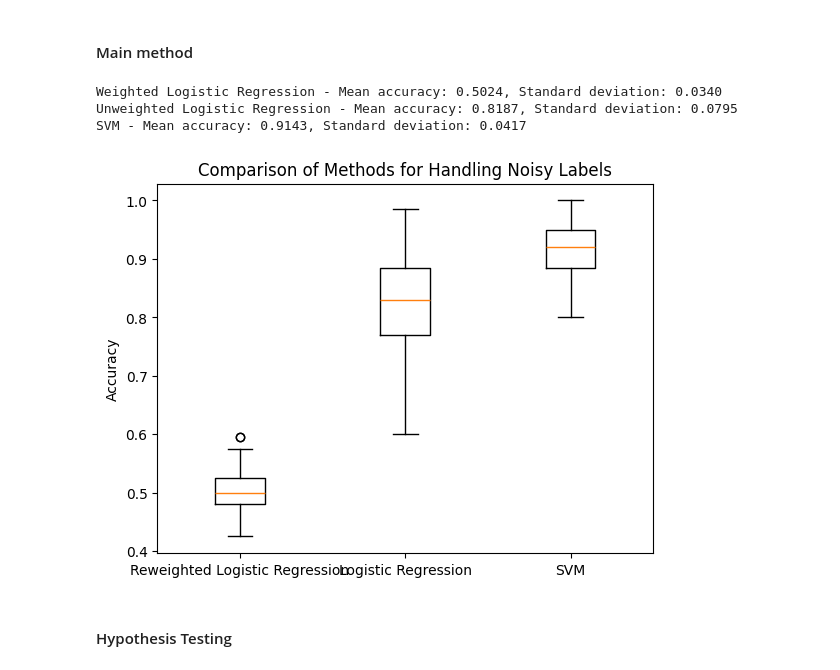
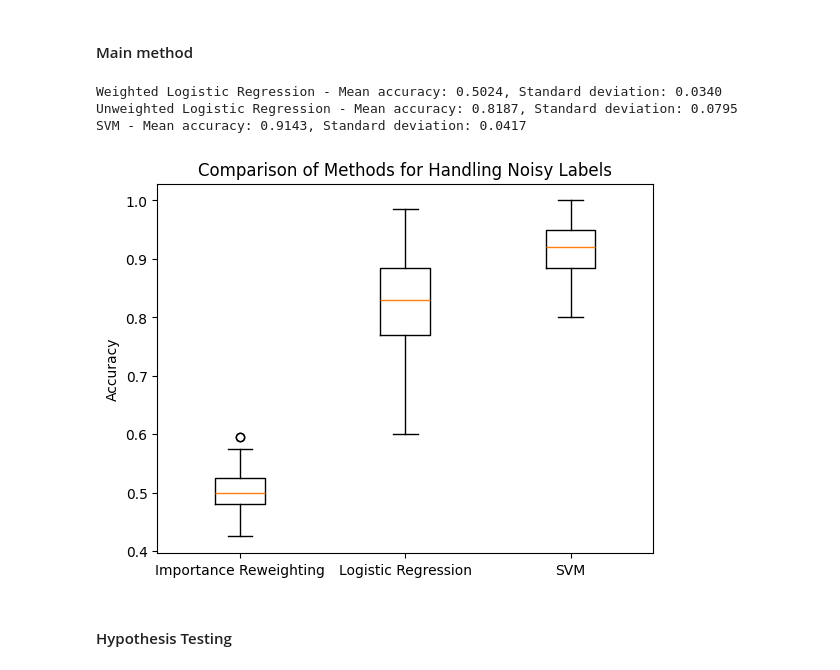
Before and after one commit to Bekona/Master_thesis, a Jupyter notebook: importance_reweighting.ipynb, the cells around one changed output. Saved outputs shown, nothing was run; the diff lists cells and outputs as text; code cells hidden in the pictures.

Commit message:
graph change

```diff
--- a/importance_reweighting.ipynb
+++ b/importance_reweighting.ipynb
@@ -150,36 +150,36 @@ seed = 42
 # Run the simulation study
 accuracies_weighted_lr, accuracies_unweighted_lr, accuracies_svm = simulation_study(seed=seed)
 
 # Calculate mean and standard deviation of accuracies for each method
 mean_accuracy_weighted_lr = np.mean(accuracies_weighted_lr)
 std_accuracy_weighted_lr = np.std(accuracies_weighted_lr)
 
 mean_accuracy_unweighted_lr = np.mean(accuracies_unweighted_lr)
 std_accuracy_unweighted_lr = np.std(accuracies_unweighted_lr)
 
 mean_accuracy_svm = np.mean(accuracies_svm)
 std_accuracy_svm = np.std(accuracies_svm)
 
 print(f"Weighted Logistic Regression - Mean accuracy: {mean_accuracy_weighted_lr:.4f}, Standard deviation: {std_accuracy_weighted_lr:.4f}")
 print(f"Unweighted Logistic Regression - Mean accuracy: {mean_accuracy_unweighted_lr:.4f}, Standard deviation: {std_accuracy_unweighted_lr:.4f}")
 print(f"SVM - Mean accuracy: {mean_accuracy_svm:.4f}, Standard deviation: {std_accuracy_svm:.4f}")
 
 # Boxplot visualization function
 def visualize_boxplot(accuracies_weighted_lr, accuracies_unweighted_lr, accuracies_svm, filename = "reweighting.jpg"):
     data = [accuracies_weighted_lr, accuracies_unweighted_lr, accuracies_svm]
-    plt.boxplot(data, labels=['Reweighted Logistic Regression', 'Logistic Regression', 'SVM'])
+    plt.boxplot(data, labels=['Importance Reweighting', 'Logistic Regression', 'SVM'])
     plt.ylabel('Accuracy')
     plt.title('Comparison of Methods for Handling Noisy Labels')
-    # plt.savefig(filename, format='jpg', dpi=300)
+    plt.savefig(r'C:\Users\bekon\Master_thesis\graphs\reweighting.jpg', format='jpg', dpi=300)
     plt.show()
 
 # Visualize the accuracies using boxplot
 visualize_boxplot(accuracies_weighted_lr, accuracies_unweighted_lr, accuracies_svm, filename = "reweighting.jpg")
 # %% [output]
 Weighted Logistic Regression - Mean accuracy: 0.5024, Standard deviation: 0.0340
 Unweighted Logistic Regression - Mean accuracy: 0.8187, Standard deviation: 0.0795
 SVM - Mean accuracy: 0.9143, Standard deviation: 0.0417
-[figure, old version]
+[figure, new version]
 # %% [markdown]
 #### Hypothesis Testing
 # %%
```
Also changed, not shown: 1 other file.
